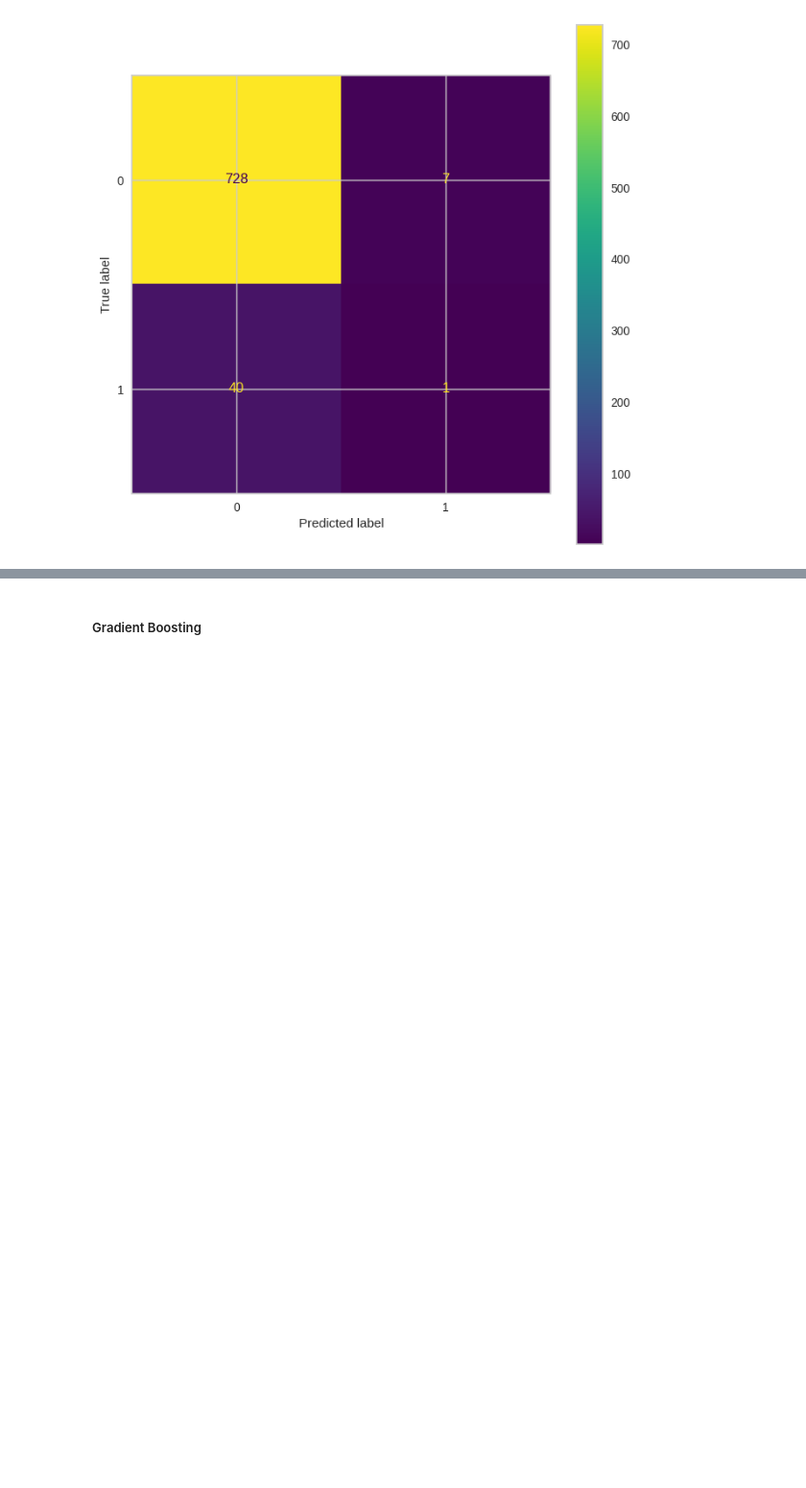
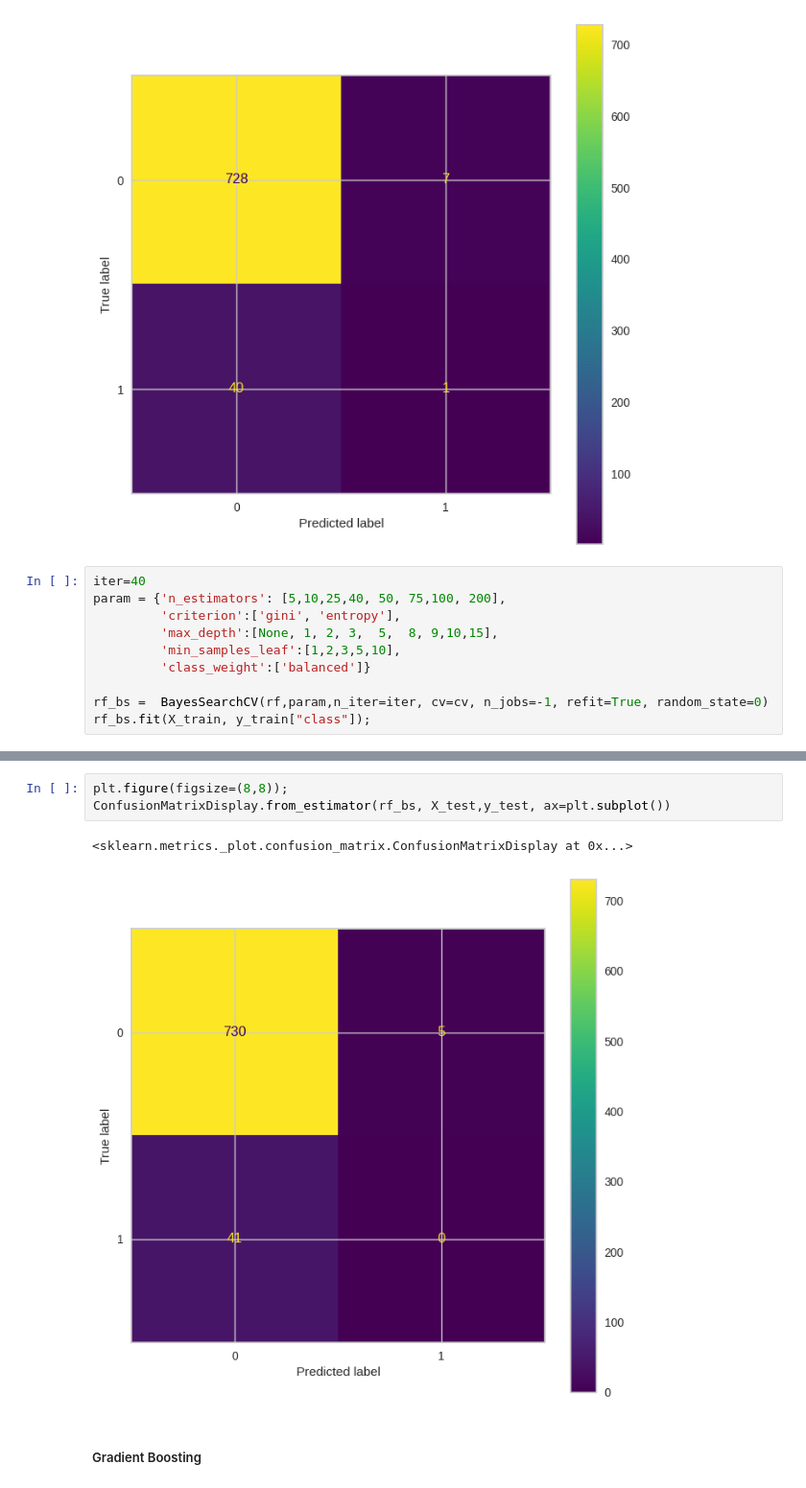
Before and after one commit to AlphaIcarus/PracticaAPA, a Jupyter notebook: Práctica_Guillem_Gonzalez_Carles_Orriols.ipynb, the cells around one changed output, grey strips where cells are left out. Shown at 96% size. Saved outputs shown, nothing was run; the diff lists cells and outputs as text; blank space fills up the shorter version.

```diff
--- a/Práctica_Guillem_Gonzalez_Carles_Orriols.ipynb
+++ b/Práctica_Guillem_Gonzalez_Carles_Orriols.ipynb
@@ -589,3 +589,13 @@ ConfusionMatrixDisplay.from_estimator(rf_bs, X_test,y_test, ax=plt.subplot())
 # %% [output]
 <sklearn.metrics._plot.confusion_matrix.ConfusionMatrixDisplay at 0x...>
 [figure]
+# %%
+iter=40
+param = {'n_estimators': [5,10,25,40, 50, 75,100, 200],
+         'criterion':['gini', 'entropy'],
+         'max_depth':[None, 1, 2, 3,  5,  8, 9,10,15],
+         'min_samples_leaf':[1,2,3,5,10],
+         'class_weight':['balanced']}
+
+rf_bs =  BayesSearchCV(rf,param,n_iter=iter, cv=cv, n_jobs=-1, refit=True, random_state=0)
+rf_bs.fit(X_train, y_train["class"]);
@@ -592,3 +622,9 @@ ConfusionMatrixDisplay.from_estimator(rf_bs, X_test,y_test, ax=plt.subplot())
+# %%
+plt.figure(figsize=(8,8));
+ConfusionMatrixDisplay.from_estimator(rf_bs, X_test,y_test, ax=plt.subplot())
+# %% [output]
+<sklearn.metrics._plot.confusion_matrix.ConfusionMatrixDisplay at 0x...>
+[figure, added]
 # %% [markdown]
 ##### Gradient Boosting
 # %%
```
Also changed, not shown: parts of 4 cells of this notebook.
